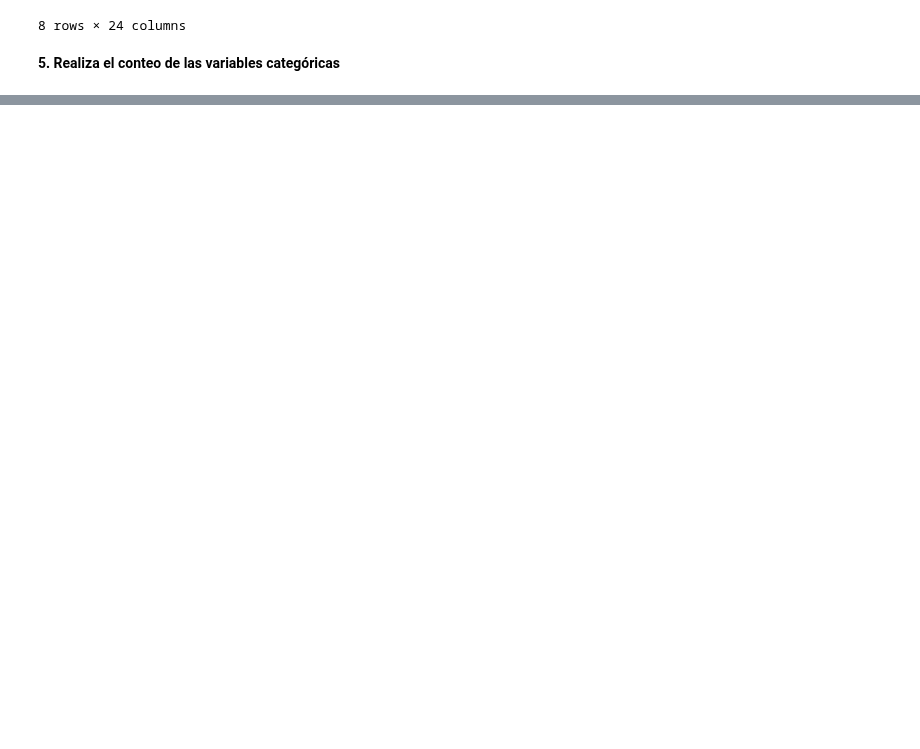
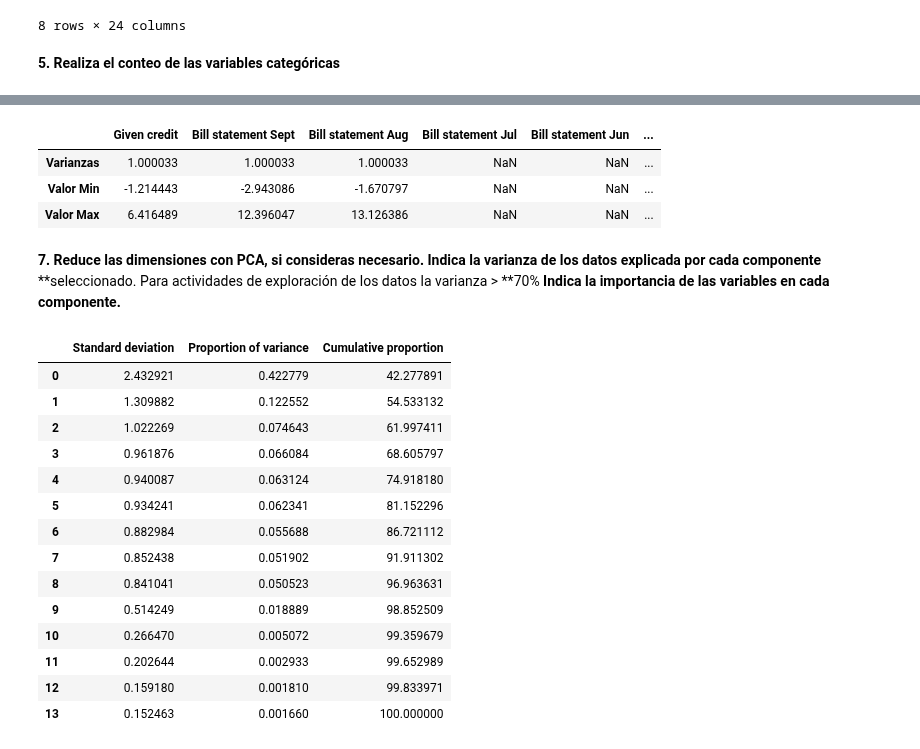
Before and after one commit to PosgradoMNA/actividades-de-aprendizaje-jesusrincon1328, a Jupyter notebook: Semana 6/Visualización.ipynb, the cells around one changed output, grey strips where cells are left out. Drawn from its saved outputs; the diff is of its cells as text; code cells hidden in the pictures; blank space fills up the shorter version.

```diff
--- a/Semana 6/Visualización.ipynb
+++ b/Semana 6/Visualización.ipynb
@@ -183,0 +344,8 @@ ndf_clean.describe()
+# %%
+#eliminamos las columnas categoricas como lo son (X2: Gender, X3: Education, X4: Marital status, X6 - X11: History of past payment)
+
+df2 = ndf_clean.copy()
+# %%
+drop = ['Gender', 'Education', 'Marital status', 'Pay_Sep', 'Pay_Ago', 'Pay_Jul', 'Pay_Jun', 'Pay_May', 'Pay_Abr','Y']
+df2.drop(columns = drop, inplace = True)
+df2.head()
@@ -183,0 +359,4 @@ ndf_clean.describe()
+# %%
+scaler = StandardScaler()
+scaled = scaler.fit_transform(df2)
+scaled
@@ -183,0 +415,41 @@ ndf_clean.describe()
+# %%
+summary = {
+"Varianzas": scaled_df[cols].var()[0:3],
+"Valor Min": scaled_df[cols].min()[0:3],
+"Valor Max": scaled_df[cols].max()[0:3]
+}
+pd.DataFrame(summary, index = cols).transpose()
+# %% [output]
+|  | Given credit | Bill statement Sept | Bill statement Aug | Bill statement Jul | Bill statement Jun | ... |
+| Varianzas | 1.000033 | 1.000033 | 1.000033 | NaN | NaN | ... |
+| Valor Min | -1.214443 | -2.943086 | -1.670797 | NaN | NaN | ... |
+| Valor Max | 6.416489 | 12.396047 | 13.126386 | NaN | NaN | ... |
+# %% [markdown]
+**7.** **Reduce las dimensiones con PCA, si consideras necesario.**
+**Indica la varianza de los datos explicada por cada componente** **seleccionado. Para actividades de exploración de los datos la varianza > **70%
+**Indica la importancia de las variables en cada componente.**
+# %%
+pcs =PCA()
+pcs_t = pcs.fit_transform(scaled_df.dropna(axis=0))
+pcsSummary_df = pd.DataFrame({'Standard deviation': np.sqrt(pcs.explained_variance_),
+                             'Proportion of variance': pcs.explained_variance_ratio_,
+                             'Cumulative proportion': np.cumsum(pcs.explained_variance_ratio_)*100
+                             })
+#pcsSummary_df = pcsSummary_df.transpose()
+pcsSummary_df
+# %% [output]
+|  | Standard deviation | Proportion of variance | Cumulative proportion |
+| 0 | 2.432921 | 0.422779 | 42.277891 |
+| 1 | 1.309882 | 0.122552 | 54.533132 |
+| 2 | 1.022269 | 0.074643 | 61.997411 |
+| 3 | 0.961876 | 0.066084 | 68.605797 |
+| 4 | 0.940087 | 0.063124 | 74.918180 |
+| 5 | 0.934241 | 0.062341 | 81.152296 |
+| 6 | 0.882984 | 0.055688 | 86.721112 |
+| 7 | 0.852438 | 0.051902 | 91.911302 |
+| 8 | 0.841041 | 0.050523 | 96.963631 |
+| 9 | 0.514249 | 0.018889 | 98.852509 |
+| 10 | 0.266470 | 0.005072 | 99.359679 |
+| 11 | 0.202644 | 0.002933 | 99.652989 |
+| 12 | 0.159180 | 0.001810 | 99.833971 |
+| 13 | 0.152463 | 0.001660 | 100.000000 |
```
Also changed, not shown: parts of 26 cells of this notebook.
